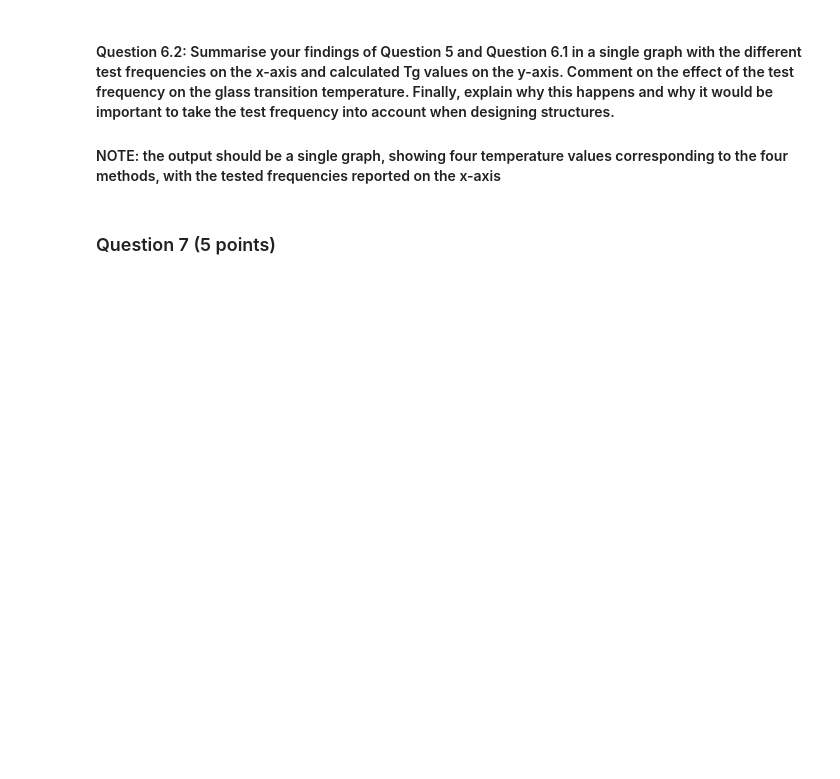
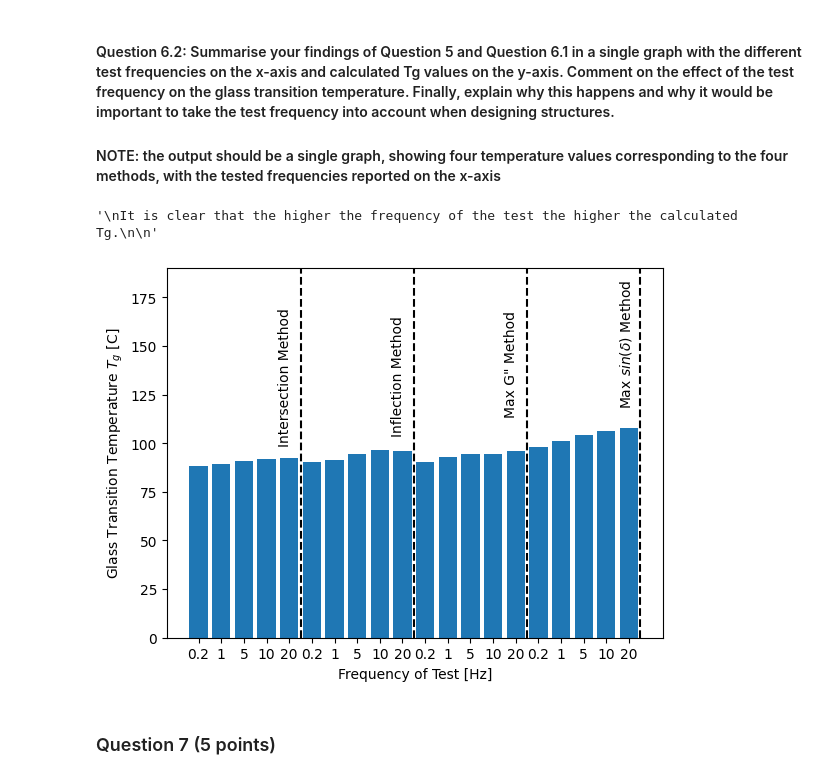
Before and after one commit to Daveed-droid/PolymerCompositeManufacturingNotebooks, a Jupyter notebook: Notebook_Rheokinetics/Rheokinetics - 2024.ipynb, the cells around one changed output. Drawn from its saved outputs; the diff is of its cells as text; code cells hidden in the pictures; blank space fills up the shorter version.

```diff
--- a/Notebook_Rheokinetics/Rheokinetics - 2024.ipynb
+++ b/Notebook_Rheokinetics/Rheokinetics - 2024.ipynb
@@ -248,3 +290,34 @@ for i, freq in enumerate(freq_list):
+# %%
+# Code for plot here
+Tg = [88.43, 89.37, 91.06, 91.80, 92.60,
+      90.11, 91.14, 94.56, 96.44, 96.22,
+      90.11, 93.02, 94.56, 94.32, 96.22,
+      97.92, 101.0, 104.45, 106.06, 107.75]
+Freqs = [0.2, 1, 5, 10, 20]*4
+
+plt.annotate("Intersection Method",[3.5, 100], rotation=90)
+plt.annotate("Inflection Method",[8.5, 105], rotation=90)
+plt.annotate("Max G\" Method",[13.5, 115], rotation=90)
+plt.annotate(r"Max $sin(\delta)$ Method",[18.5, 120], rotation=90)
+
+plt.ylim(0, 190)
+plt.bar(np.arange(len(Tg)), Tg)
+plt.xticks(np.arange(len(Tg)), Freqs)
+plt.ylabel("Glass Transition Temperature $T_g$ [C]")
+plt.xlabel("Frequency of Test [Hz]")
+plt.plot([4.5, 4.5], [0, 190], color="black", linestyle="dashed")
+plt.plot([9.5, 9.5], [0, 190], color="black", linestyle="dashed")
+plt.plot([14.5, 14.5], [0, 190], color="black", linestyle="dashed")
+plt.plot([19.5, 19.5], [0, 190], color="black", linestyle="dashed")
+
+# Comment
+"""
+It is clear that the higher the frequency of the test the higher the calculated Tg.
+
+"""
+# %% [output]
+'\nIt is clear that the higher the frequency of the test the higher the calculated Tg.\n\n'
+[figure, added]
 # %% [markdown]
 ### Question 7 (5 points)
 # %% [markdown]
```
Also changed, not shown: parts of 4 cells of this notebook.
